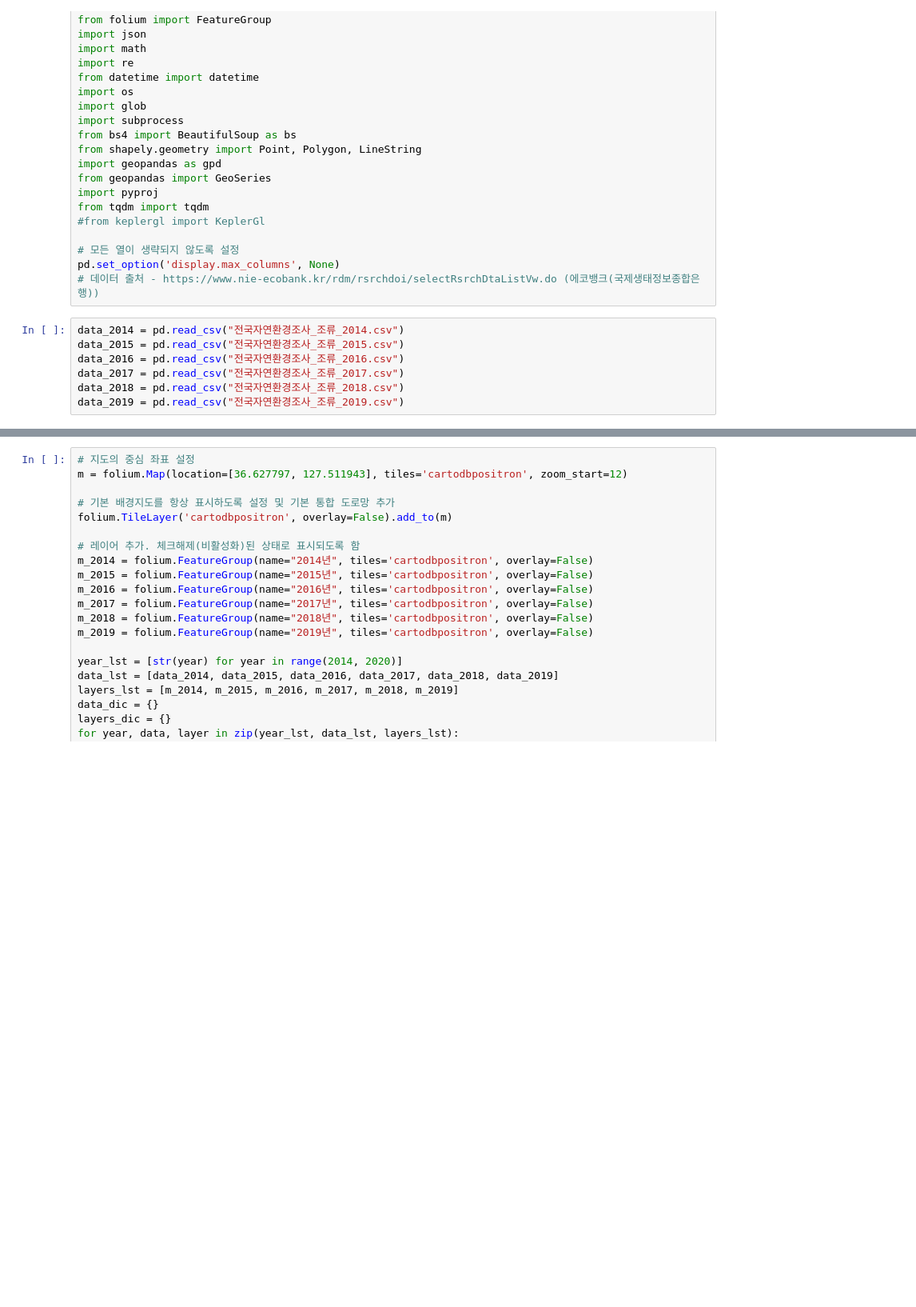
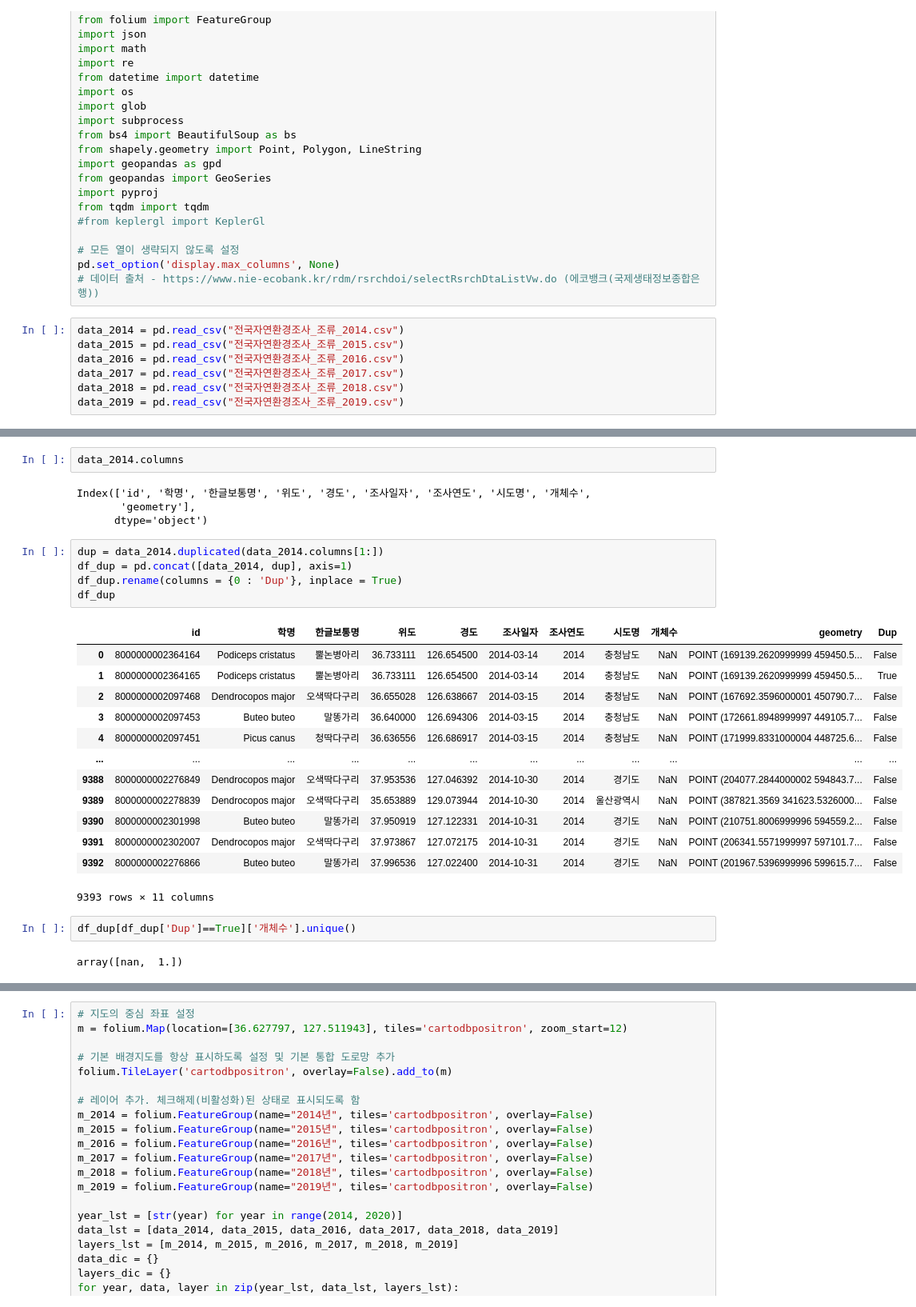
Before and after one commit to DDalaDDula/AI_Challenge_for_Biodiversity, a Jupyter notebook: prepro.ipynb, the cells around one changed output, grey strips where cells are left out. Shown: that part at 80% size. Saved outputs shown, nothing was run; the diff lists cells and outputs as text; blank space fills up the shorter version.

```diff
--- a/prepro.ipynb
+++ b/prepro.ipynb
@@ -38,0 +53,29 @@ data_2019 = pd.read_csv("전국자연환경조사_조류_2019.csv")
+# %%
+data_2014.columns
+# %% [output]
+Index(['id', '학명', '한글보통명', '위도', '경도', '조사일자', '조사연도', '시도명', '개체수',
+       'geometry'],
+      dtype='object')
+# %%
+dup = data_2014.duplicated(data_2014.columns[1:])
+df_dup = pd.concat([data_2014, dup], axis=1)
+df_dup.rename(columns = {0 : 'Dup'}, inplace = True)
+df_dup
+# %% [output]
+|  | id | 학명 | 한글보통명 | 위도 | 경도 | 조사일자 | 조사연도 | 시도명 | 개체수 | geometry | Dup |
+| 0 | 8000000002364164 | Podiceps cristatus | 뿔논병아리 | 36.733111 | 126.654500 | 2014-03-14 | 2014 | 충청남도 | NaN | POINT (169139.2620999999 459450.5... | False |
+| 1 | 8000000002364165 | Podiceps cristatus | 뿔논병아리 | 36.733111 | 126.654500 | 2014-03-14 | 2014 | 충청남도 | NaN | POINT (169139.2620999999 459450.5... | True |
+| 2 | 8000000002097468 | Dendrocopos major | 오색딱다구리 | 36.655028 | 126.638667 | 2014-03-15 | 2014 | 충청남도 | NaN | POINT (167692.3596000001 450790.7... | False |
+| 3 | 8000000002097453 | Buteo buteo | 말똥가리 | 36.640000 | 126.694306 | 2014-03-15 | 2014 | 충청남도 | NaN | POINT (172661.8948999997 449105.7... | False |
+| 4 | 8000000002097451 | Picus canus | 청딱다구리 | 36.636556 | 126.686917 | 2014-03-15 | 2014 | 충청남도 | NaN | POINT (171999.8331000004 448725.6... | False |
+| ... | ... | ... | ... | ... | ... | ... | ... | ... | ... | ... | ... |
+| 9388 | 8000000002276849 | Dendrocopos major | 오색딱다구리 | 37.953536 | 127.046392 | 2014-10-30 | 2014 | 경기도 | NaN | POINT (204077.2844000002 594843.7... | False |
+| 9389 | 8000000002278839 | Dendrocopos major | 오색딱다구리 | 35.653889 | 129.073944 | 2014-10-30 | 2014 | 울산광역시 | NaN | POINT (387821.3569 341623.5326000... | False |
+| 9390 | 8000000002301998 | Buteo buteo | 말똥가리 | 37.950919 | 127.122331 | 2014-10-31 | 2014 | 경기도 | NaN | POINT (210751.8006999996 594559.2... | False |
+| 9391 | 8000000002302007 | Dendrocopos major | 오색딱다구리 | 37.973867 | 127.072175 | 2014-10-31 | 2014 | 경기도 | NaN | POINT (206341.5571999997 597101.7... | False |
+| 9392 | 8000000002276866 | Buteo buteo | 말똥가리 | 37.996536 | 127.022400 | 2014-10-31 | 2014 | 경기도 | NaN | POINT (201967.5396999996 599615.7... | False |
+9393 rows × 11 columns
+# %%
+df_dup[df_dup['Dup']==True]['개체수'].unique()
+# %% [output]
+array([nan,  1.])
```
Also changed, not shown: parts of 4 cells of this notebook, 1 other file.
